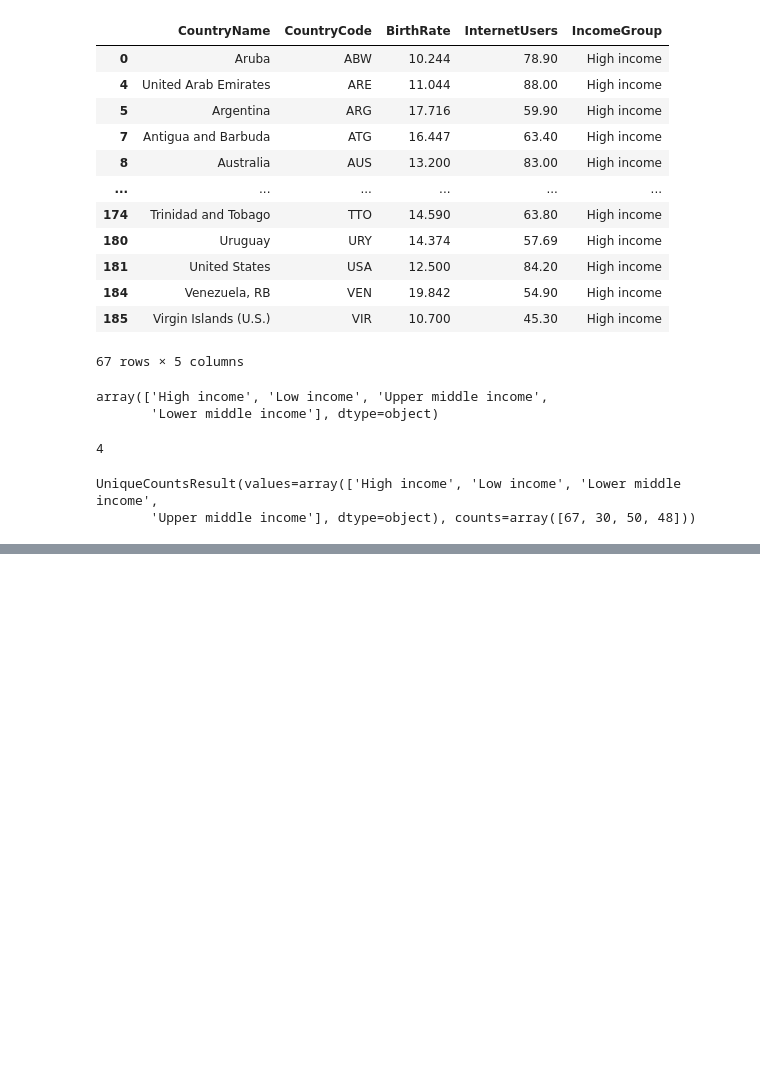
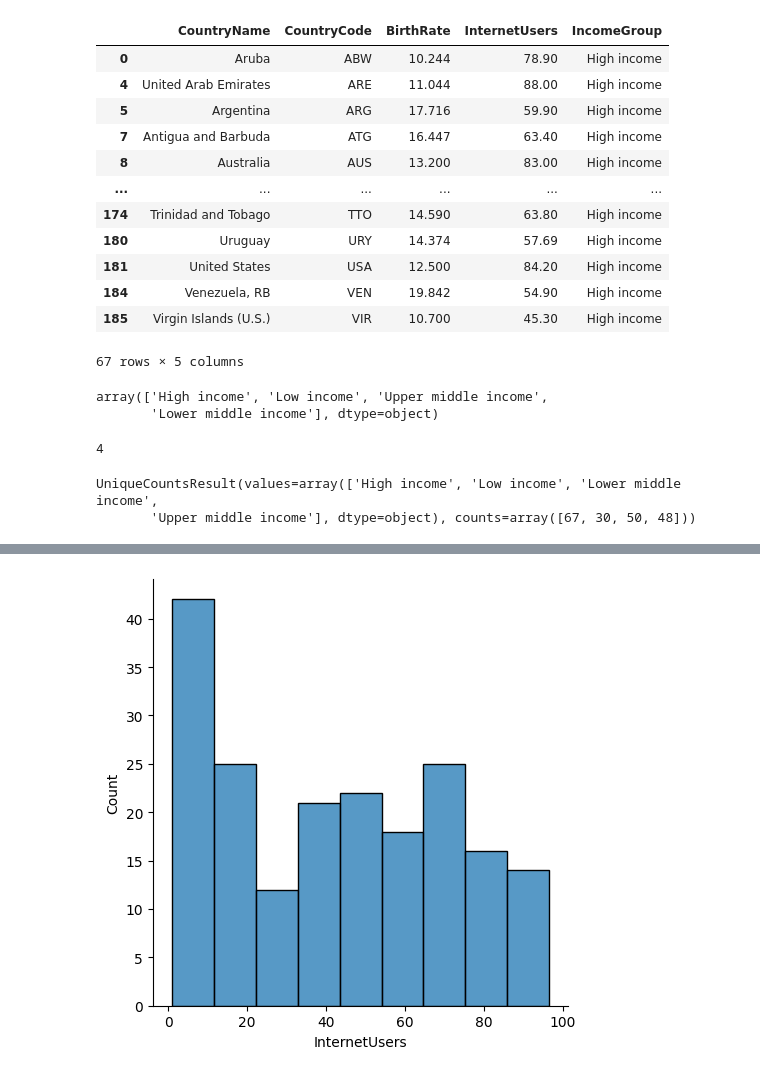
Before and after one commit to Abhinav-sai-k/Numpy-and-Pandas, a Jupyter notebook: introduction_to_pandas.ipynb, the cells around one changed output, grey strips where cells are left out. Drawn from its saved outputs; the diff is of its cells as text; code cells hidden in the pictures; blank space fills up the shorter version.

```diff
--- a/introduction_to_pandas.ipynb
+++ b/introduction_to_pandas.ipynb
@@ -391,0 +408,4 @@ UniqueCountsResult(values=array(['High income', 'Low income', 'Lower middle inco
+# %%
+plt3 =  sns.displot(df.InternetUsers)  #Dis plot is nothing but histogram
+# %% [output]
+[figure, added]
```
Also changed, not shown: parts of 9 cells of this notebook.
